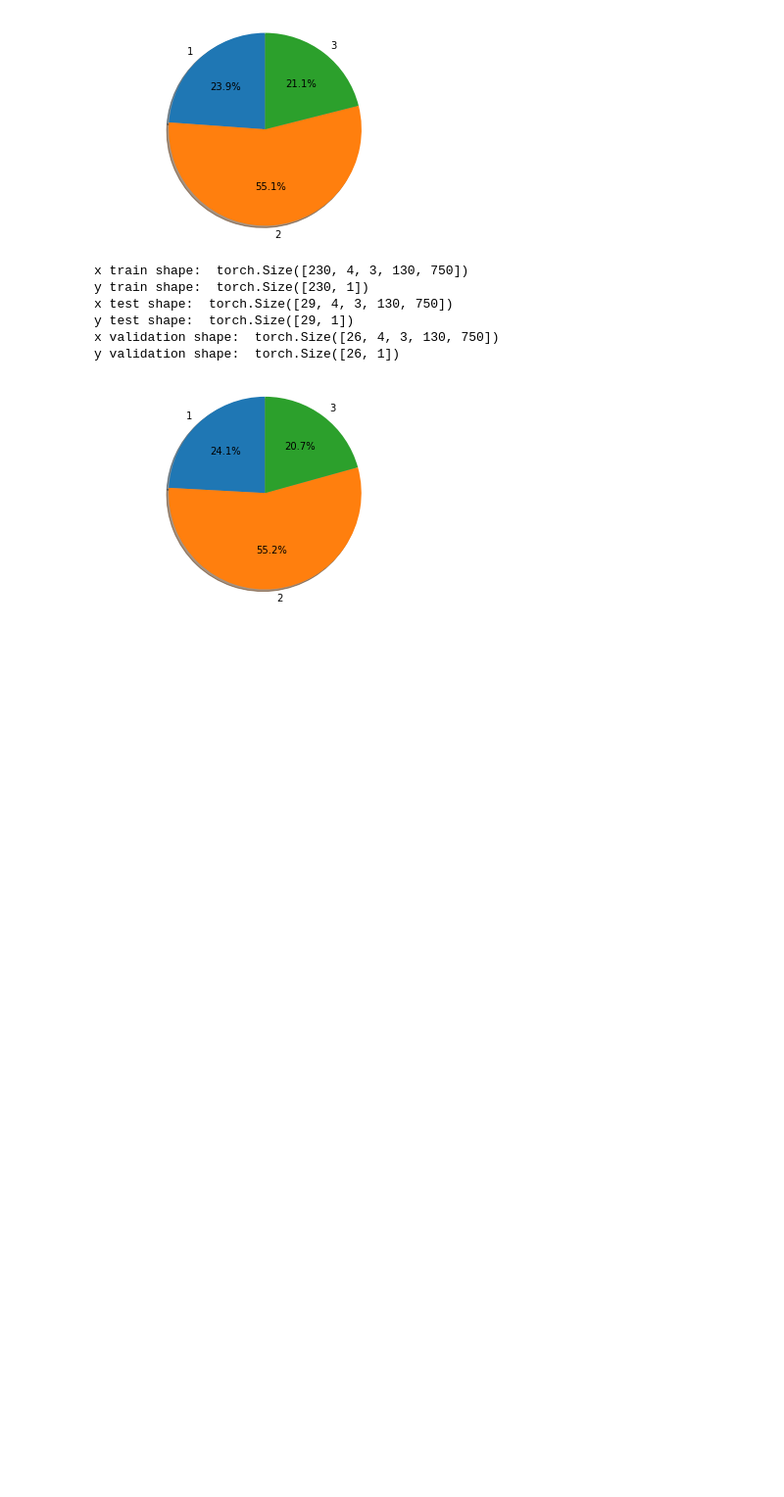
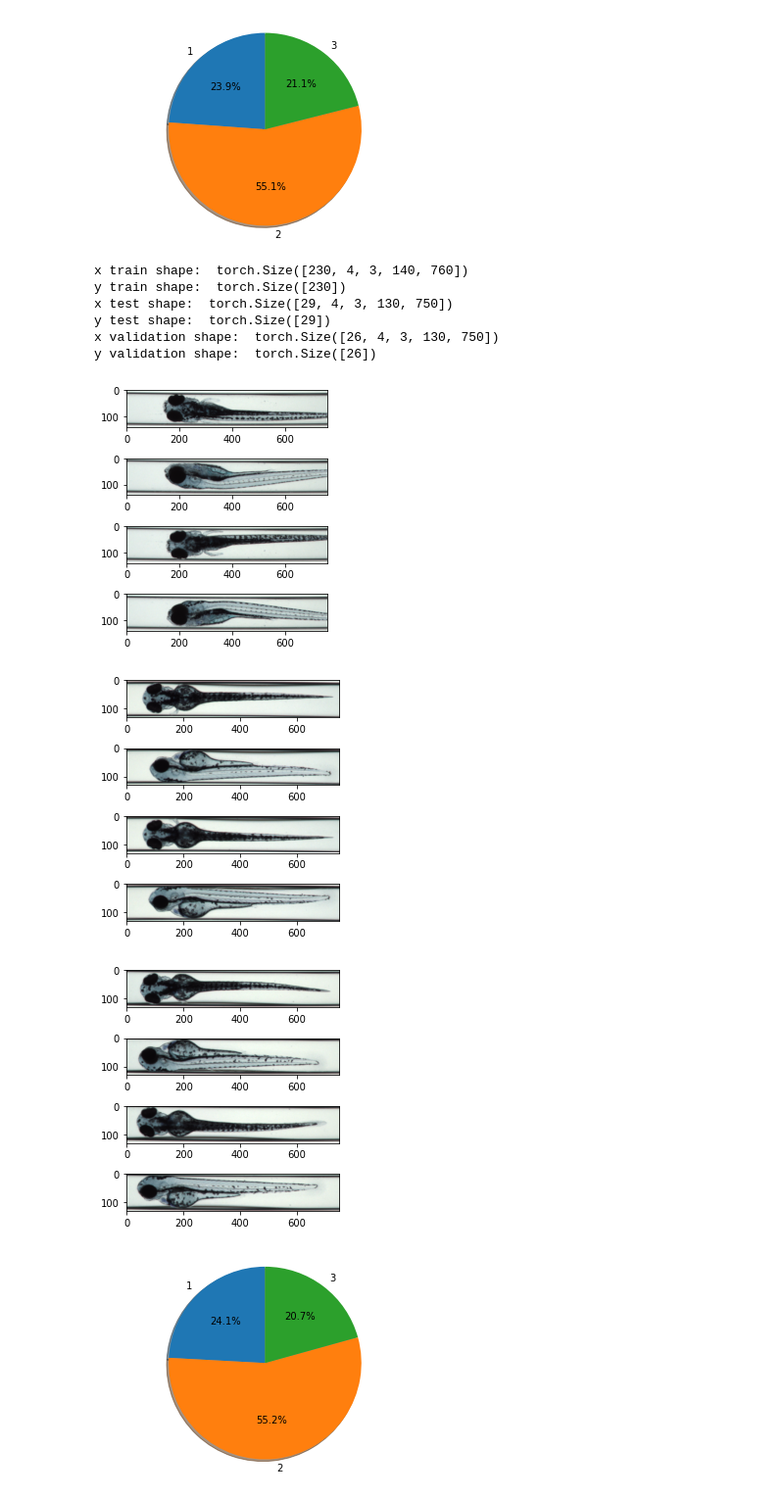
Before and after one commit to johnzl-777/MFAC, a Jupyter notebook: Classifier/pytorch_fish_classifier_lpft.ipynb, the cells around one changed output. Shown: that part at 98% size. Drawn from its saved outputs; the diff is of its cells as text; code cells hidden in the pictures; blank space fills up the shorter version.

```diff
--- a/Classifier/pytorch_fish_classifier_lpft.ipynb
+++ b/Classifier/pytorch_fish_classifier_lpft.ipynb
@@ -71,0 +80,15 @@ WEIGHT_DECAY = [1e-5]
+# %%
+import matplotlib.pyplot as plt
+
+def plot_image_set(images, title):
+  plt.title(title)
+  plt.subplot(4, 1, 1)
+  plt.imshow(images[0].permute(1, 2, 0))
+  plt.subplot(4, 1, 2)
+  plt.imshow(images[1].permute(1, 2, 0))
+  plt.subplot(4, 1, 3)
+  plt.imshow(images[2].permute(1, 2, 0))
+  plt.subplot(4, 1, 4)
+  plt.imshow(images[3].permute(1, 2, 0))
+  plt.tight_layout()
+  plt.show()
@@ -102,21 +181,31 @@ plt.show()
 tensor_x = torch.Tensor(x)
 tensor_y = torch.Tensor(y).long()
 
-#initially the data is in the form (Batch, 4Images, Width, Height, Channels)
-#We then  change it to (Batch, 4Images,Channels, Width, Height )
-tensor_x = torch.swapaxes(tensor_x,2,4)
-tensor_x = torch.swapaxes(tensor_x,3,4)
-
 x_train,x_test,y_train,y_test = train_test_split(tensor_x,tensor_y,test_size=0.1,stratify=tensor_y)
 x_train,x_validation,y_train,y_validation = train_test_split(x_train,y_train,test_size=0.1,stratify=y_train)
+
+# Crop the images
+x_train = auto_crop_all(x_train, TARGET_WIDTH + AUGMENTATION_X_BUFFER, TARGET_HEIGHT + AUGMENTATION_Y_BUFFER)
+x_validation = auto_crop_all(x_validation, TARGET_WIDTH, TARGET_HEIGHT)
+x_test = auto_crop_all(x_test, TARGET_WIDTH, TARGET_HEIGHT)
+
+y_train = y_train.squeeze(1)
+y_validation = y_validation.squeeze(1)
+y_test = y_test.squeeze(1)
+
+# switch from channel last to channel first
+# (Batch, 4Images, Width, Height, Channels) -> Batch, 4Images,Channels, Width, Height)
+x_train = x_train.permute(0, 1, 4, 2, 3)
+x_validation = x_validation.permute(0, 1, 4, 2, 3)
+x_test = x_test.permute(0, 1, 4, 2, 3)
 
 print("x train shape: ", x_train.shape)
 print("y train shape: ", y_train.shape)
 print("x test shape: ", x_test.shape)
 print("y test shape: ", y_test.shape)
+
 print("x validation shape: ", x_validation.shape)
 print("y validation shape: ", y_validation.shape)
-
 train_ds = TensorDataset(x_train, nn.functional.one_hot(y_train,3))
 validation_ds = TensorDataset(x_validation, nn.functional.one_hot(y_validation,3))
 test_ds = TensorDataset(x_test,nn.functional.one_hot(y_test,3))
@@ -125,12 +214,21 @@ validation_dl = DataLoader(validation_ds,BATCHSIZE)
 test_dl = DataLoader(test_ds,BATCHSIZE)
 del x, y
 # %% [output]
-x train shape:  torch.Size([230, 4, 3, 130, 750])
-y train shape:  torch.Size([230, 1])
+x train shape:  torch.Size([230, 4, 3, 140, 760])
+y train shape:  torch.Size([230])
 x test shape:  torch.Size([29, 4, 3, 130, 750])
-y test shape:  torch.Size([29, 1])
+y test shape:  torch.Size([29])
 x validation shape:  torch.Size([26, 4, 3, 130, 750])
-y validation shape:  torch.Size([26, 1])
+y validation shape:  torch.Size([26])
+# %%
+# Plot an example sample of each set
+plot_image_set(x_train[random.randrange(0, x_train.shape[0])], "x_train")
+plot_image_set(x_validation[random.randrange(0, x_validation.shape[0])], "x_validation")
+plot_image_set(x_test[random.randrange(0, x_test.shape[0])], "x_test")
+# %% [output]
+[figure, added]
+[figure, added]
+[figure, added]
 # %%
 #The following is the distribution of the test set
 #We want this to be similar to the dataset as a whole
```
Also changed, not shown: parts of 11 cells of this notebook.
